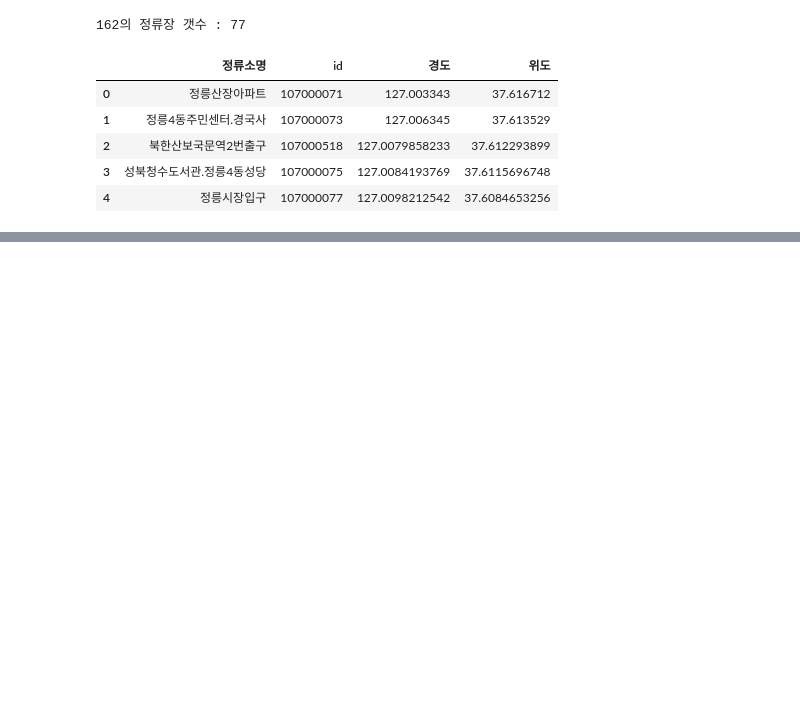
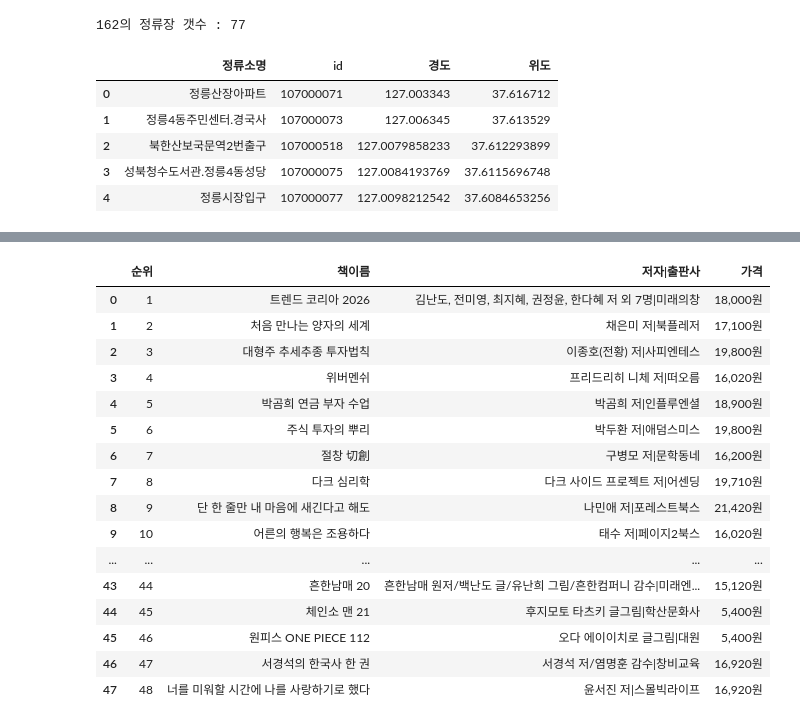
Before and after one commit to seungdobaek/ai_x, a Jupyter notebook: source/01_python/ch14_웹데이터수집1_정적.ipynb, the cells around one changed output, grey strips where cells are left out. Saved outputs shown, nothing was run; the diff lists cells and outputs as text; code cells hidden in the pictures; blank space fills up the shorter version.

```diff
--- a/source/01_python/ch14_웹데이터수집1_정적.ipynb
+++ b/source/01_python/ch14_웹데이터수집1_정적.ipynb
@@ -1008,0 +1079,41 @@ df_position
+# %%
+import requests
+from bs4 import BeautifulSoup
+import pandas as pd
+
+page=2
+url = 'http://www.yes24.com/24/category/bestseller='
+b_list = []
+for i in range(1,page+1):
+    params = {'pageNumber':i, 'pageSize':24}
+    response = requests.get(url, params=params)
+    soup = BeautifulSoup(response.text, 'html.parser')
+    books_list = soup.select('div.itemUnit')
+    for book in books_list:
+        rank = int(book.select_one('em.ico.rank').text)
+        name = book.select_one('div.info_name > a.gd_name').text
+        auth = book.select_one('span.info_auth').text.split('정보 더 보기/감추기')[0].strip()
+        pub = book.select_one('span.info_pub').text
+        price = book.select_one('div.info_price strong.txt_num').text
+        b_list.append({'순위':rank, '책이름':name, '저자|출판사':f'{auth}|{pub}', '가격':price})
+df_books = pd.DataFrame(b_list)
+df_books.to_csv('ch14_yes24.csv', index=False)
+df_books
+# %% [output]
+|  | 순위 | 책이름 | 저자|출판사 | 가격 |
+| 0 | 1 | 트렌드 코리아 2026 | 김난도, 전미영, 최지혜, 권정윤, 한다혜 저 외 7명|미래의창 | 18,000원 |
+| 1 | 2 | 처음 만나는 양자의 세계 | 채은미 저|북플레저 | 17,100원 |
+| 2 | 3 | 대형주 추세추종 투자법칙 | 이종호(전황) 저|사피엔테스 | 19,800원 |
+| 3 | 4 | 위버멘쉬 | 프리드리히 니체 저|떠오름 | 16,020원 |
+| 4 | 5 | 박곰희 연금 부자 수업 | 박곰희 저|인플루엔셜 | 18,900원 |
+| 5 | 6 | 주식 투자의 뿌리 | 박두환 저|애덤스미스 | 19,800원 |
+| 6 | 7 | 절창 切創 | 구병모 저|문학동네 | 16,200원 |
+| 7 | 8 | 다크 심리학 | 다크 사이드 프로젝트 저|어센딩 | 19,710원 |
+| 8 | 9 | 단 한 줄만 내 마음에 새긴다고 해도 | 나민애 저|포레스트북스 | 21,420원 |
+| 9 | 10 | 어른의 행복은 조용하다 | 태수 저|페이지2북스 | 16,020원 |
+| ... | ... | ... | ... | ... |
+| 43 | 44 | 흔한남매 20 | 흔한남매 원저/백난도 글/유난희 그림/흔한컴퍼니 감수|미래엔... | 15,120원 |
+| 44 | 45 | 체인소 맨 21 | 후지모토 타츠키 글그림|학산문화사 | 5,400원 |
+| 45 | 46 | 원피스 ONE PIECE 112 | 오다 에이이치로 글그림|대원 | 5,400원 |
+| 46 | 47 | 서경석의 한국사 한 권 | 서경석 저/염명훈 감수|창비교육 | 16,920원 |
+| 47 | 48 | 너를 미워할 시간에 나를 사랑하기로 했다 | 윤서진 저|스몰빅라이프 | 16,920원 |
```
Also changed, not shown: parts of 8 cells of this notebook, 6 other files.
